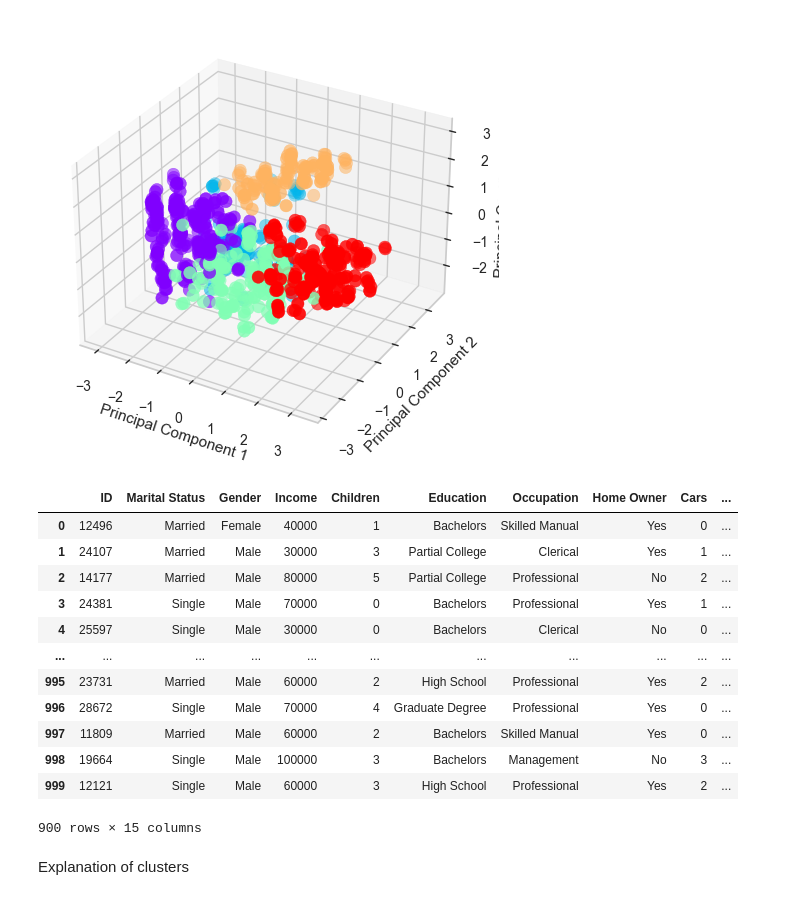
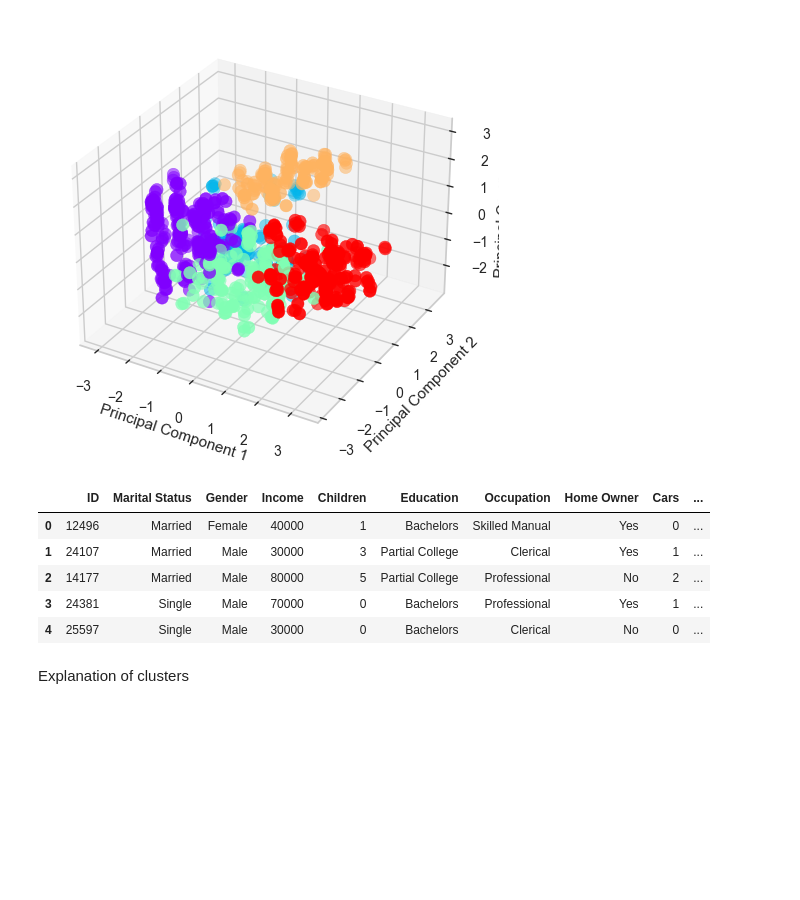
Before and after one commit to moshchev/data_analytics_ws23, a Jupyter notebook: data_preproceding.ipynb, the cells around one changed output. Cells and saved outputs as stored; diff of their text form; code cells hidden in the pictures; blank space fills up the shorter version.

```diff
--- a/data_preproceding.ipynb
+++ b/data_preproceding.ipynb
@@ -202,26 +178,17 @@ Text(0.5, 0, 'Principal Component 3')
 [figure]
 # %%
 # creating summary of a cluster
-
 data['outliers'] = outliers
 data = data[data['outliers']==0]
 data['clusters'] = clusters
+data.head()
+# %% [output]
+|  | ID | Marital Status | Gender | Income | Children | Education | Occupation | Home Owner | Cars | ... |
+| 0 | 12496 | Married | Female | 40000 | 1 | Bachelors | Skilled Manual | Yes | 0 | ... |
+| 1 | 24107 | Married | Male | 30000 | 3 | Partial College | Clerical | Yes | 1 | ... |
+| 2 | 14177 | Married | Male | 80000 | 5 | Partial College | Professional | No | 2 | ... |
+| 3 | 24381 | Single | Male | 70000 | 0 | Bachelors | Professional | Yes | 1 | ... |
+| 4 | 25597 | Single | Male | 30000 | 0 | Bachelors | Clerical | No | 0 | ... |
-# %%
-data
-# %% [output]
-|  | ID | Marital Status | Gender | Income | Children | Education | Occupation | Home Owner | Cars | ... |
-| 0 | 12496 | Married | Female | 40000 | 1 | Bachelors | Skilled Manual | Yes | 0 | ... |
-| 1 | 24107 | Married | Male | 30000 | 3 | Partial College | Clerical | Yes | 1 | ... |
-| 2 | 14177 | Married | Male | 80000 | 5 | Partial College | Professional | No | 2 | ... |
-| 3 | 24381 | Single | Male | 70000 | 0 | Bachelors | Professional | Yes | 1 | ... |
-| 4 | 25597 | Single | Male | 30000 | 0 | Bachelors | Clerical | No | 0 | ... |
-| ... | ... | ... | ... | ... | ... | ... | ... | ... | ... | ... |
-| 995 | 23731 | Married | Male | 60000 | 2 | High School | Professional | Yes | 2 | ... |
-| 996 | 28672 | Single | Male | 70000 | 4 | Graduate Degree | Professional | Yes | 0 | ... |
-| 997 | 11809 | Married | Male | 60000 | 2 | Bachelors | Skilled Manual | Yes | 0 | ... |
-| 998 | 19664 | Single | Male | 100000 | 3 | Bachelors | Management | No | 3 | ... |
-| 999 | 12121 | Single | Male | 60000 | 3 | High School | Professional | Yes | 2 | ... |
-900 rows × 15 columns
 # %% [markdown]
 Explanation of clusters
 # %%
```
Also changed, not shown: parts of 8 cells of this notebook.
